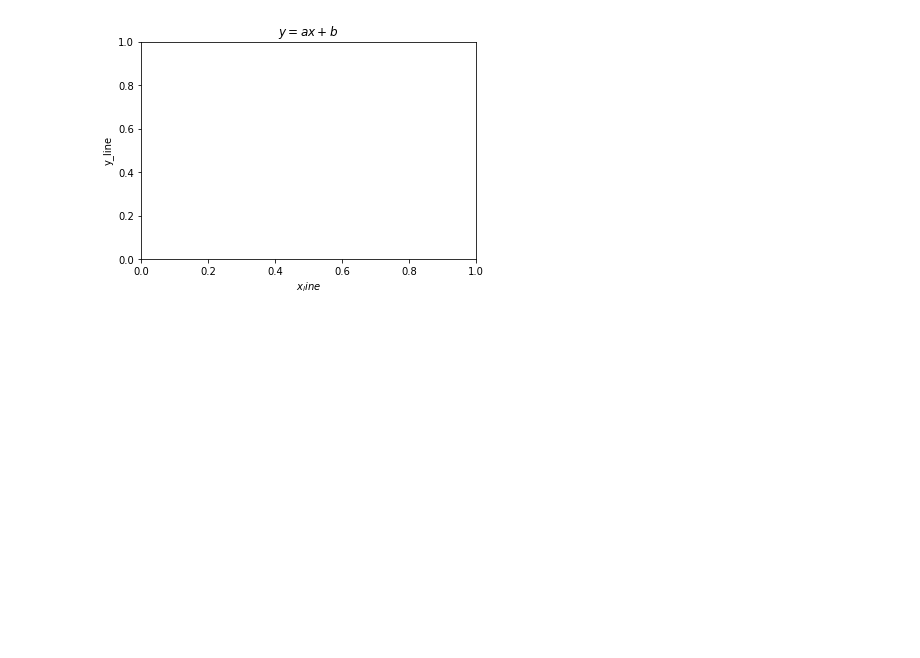
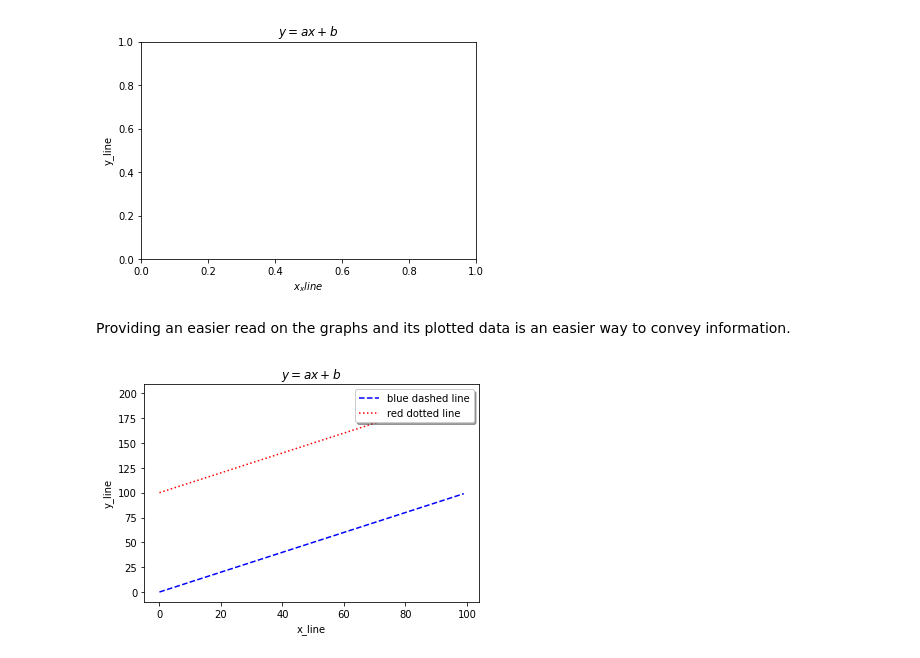
Before and after one commit to Deadlyelder/visualisation-workshop, a Jupyter notebook: src/matplotlib.ipynb, the cells around one changed output. Cells and saved outputs as stored; diff of their text form; code cells hidden in the pictures; blank space fills up the shorter version.

Commit message:
Different types of graphs

```diff
--- a/src/matplotlib.ipynb
+++ b/src/matplotlib.ipynb
@@ -125,3 +126,19 @@ plt.ylabel('y_line')
 plt.show()
 # %% [output]
 [figure]
+# %% [markdown]
+Providing an easier read on the graphs and its plotted data is an easier way to convey information.
+# %%
+plt.plot(X_1, Y_1, color="b", linestyle="dashed", label='blue dashed line')
+plt.plot(X_2, Y_2, color="r", linestyle="dotted", label='red dotted line')
+
+# loc provides the location of the legend box in the plot
+plt.legend(shadow=True, fancybox=True, loc="upper right")
+
+plt.title('$y = ax+b$')
+plt.xlabel('x_line')
+plt.ylabel('y_line')
+
+plt.show()
+# %% [output]
+[figure, added]
```
Also changed, not shown: parts of 24 cells of this notebook.
